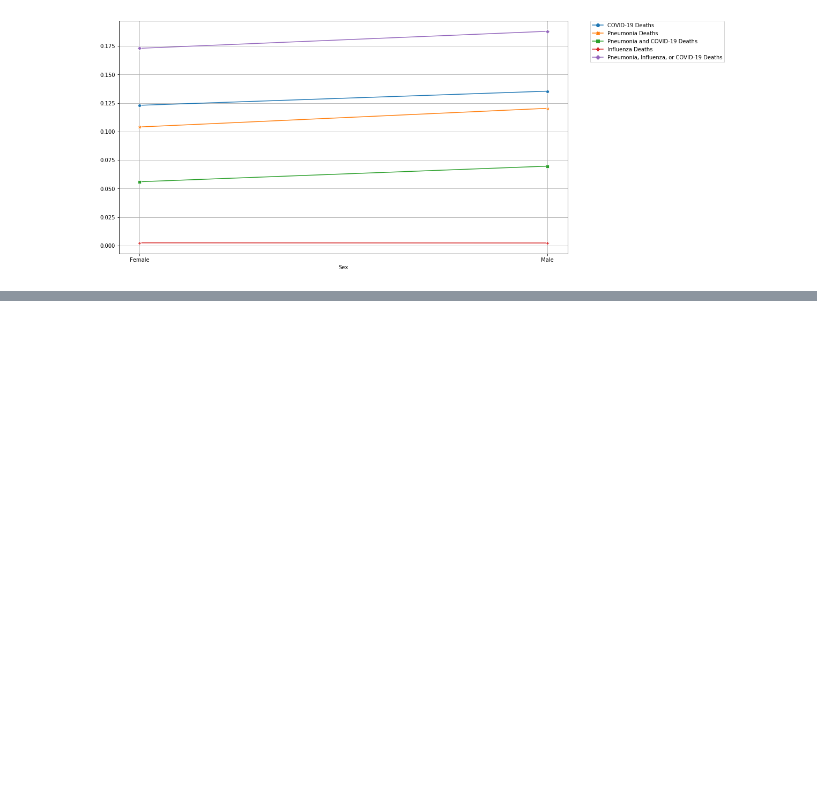
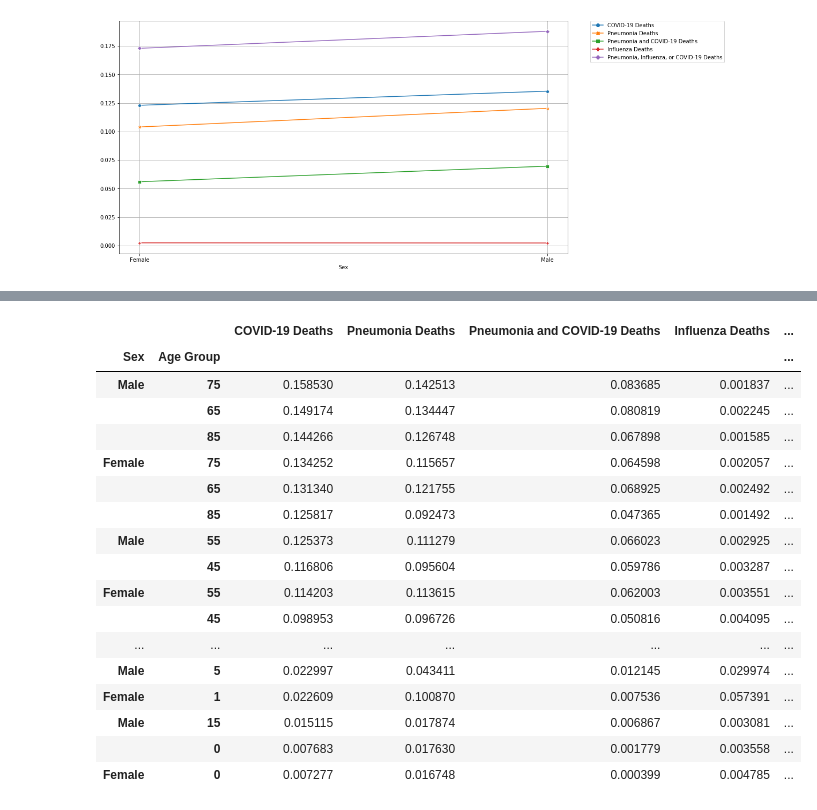
Before and after one commit to aditya-chichani/Covid-ICU-Bed-Allocation-System, a Jupyter notebook: 3036386807_3036383856_3037444215/analysis/data-processing.ipynb, the cells around one changed output, grey strips where cells are left out. Saved outputs shown, nothing was run; the diff lists cells and outputs as text; code cells hidden in the pictures; blank space fills up the shorter version.

```diff
--- a/3036386807_3036383856_3037444215/analysis/data-processing.ipynb
+++ b/3036386807_3036383856_3037444215/analysis/data-processing.ipynb
@@ -140,0 +95,21 @@ for disease in total_prob_df.columns:
+# %%
+total_prob_df.sort_values(by = 'COVID-19 Deaths', ascending= False)
+# %% [output]
+|  |  | COVID-19 Deaths | Pneumonia Deaths | Pneumonia and COVID-19 Deaths | Influenza Deaths | ... |
+| Sex | Age Group |  |  |  |  | ... |
+| Male | 75 | 0.158530 | 0.142513 | 0.083685 | 0.001837 | ... |
+|  | 65 | 0.149174 | 0.134447 | 0.080819 | 0.002245 | ... |
+|  | 85 | 0.144266 | 0.126748 | 0.067898 | 0.001585 | ... |
+| Female | 75 | 0.134252 | 0.115657 | 0.064598 | 0.002057 | ... |
+|  | 65 | 0.131340 | 0.121755 | 0.068925 | 0.002492 | ... |
+|  | 85 | 0.125817 | 0.092473 | 0.047365 | 0.001492 | ... |
+| Male | 55 | 0.125373 | 0.111279 | 0.066023 | 0.002925 | ... |
+|  | 45 | 0.116806 | 0.095604 | 0.059786 | 0.003287 | ... |
+| Female | 55 | 0.114203 | 0.113615 | 0.062003 | 0.003551 | ... |
+|  | 45 | 0.098953 | 0.096726 | 0.050816 | 0.004095 | ... |
+| ... | ... | ... | ... | ... | ... | ... |
+| Male | 5 | 0.022997 | 0.043411 | 0.012145 | 0.029974 | ... |
+| Female | 1 | 0.022609 | 0.100870 | 0.007536 | 0.057391 | ... |
+| Male | 15 | 0.015115 | 0.017874 | 0.006867 | 0.003081 | ... |
+|  | 0 | 0.007683 | 0.017630 | 0.001779 | 0.003558 | ... |
+| Female | 0 | 0.007277 | 0.016748 | 0.000399 | 0.004785 | ... |
```
Also changed, not shown: parts of 21 cells of this notebook.
